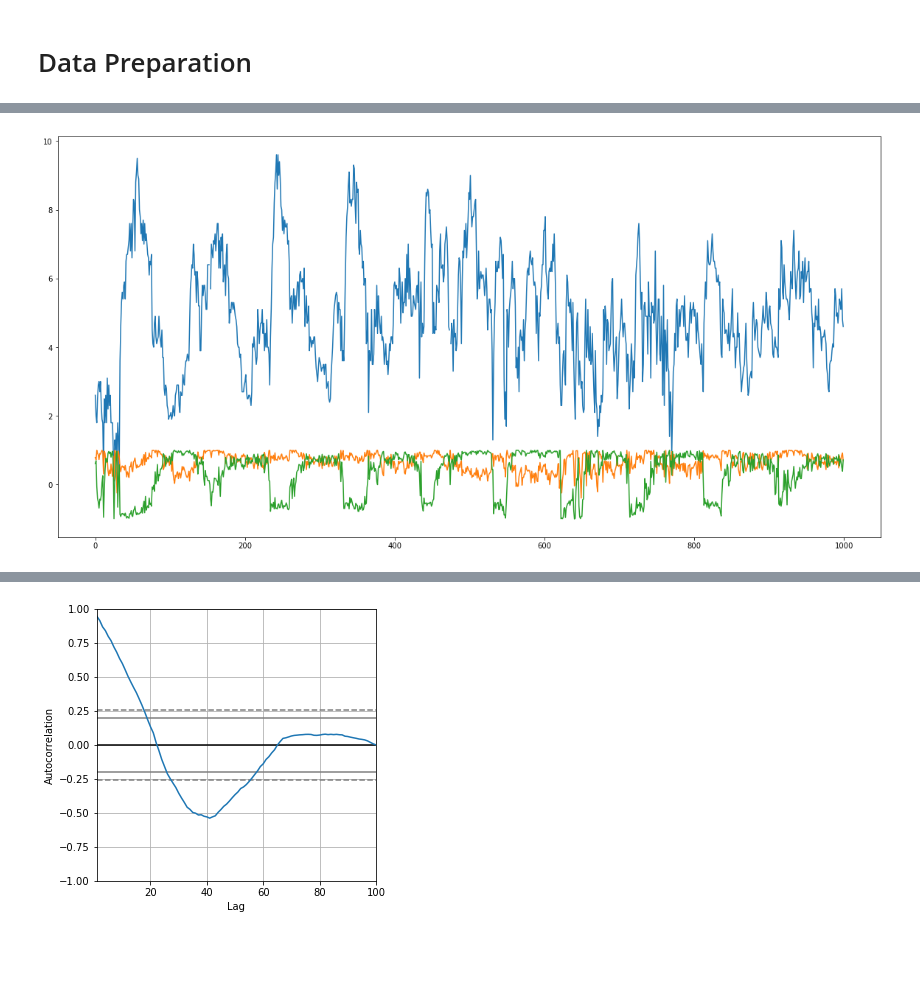
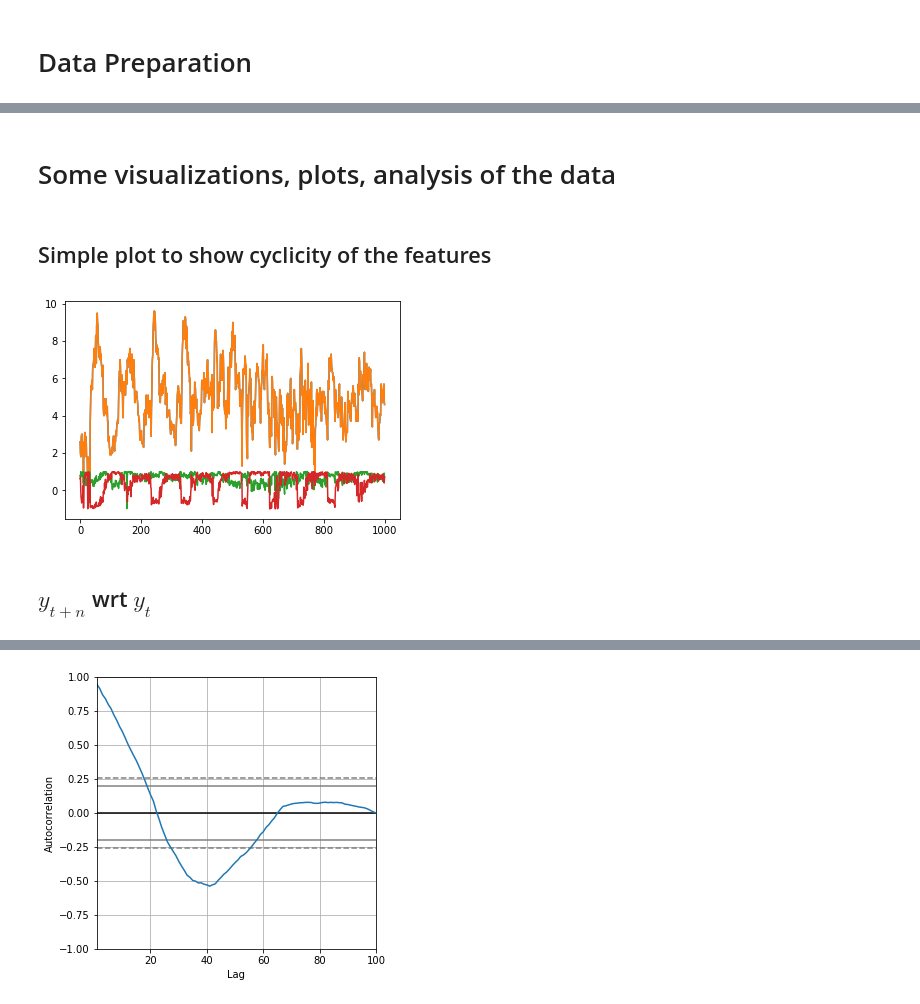
Before and after one commit to leobix/safi, a Jupyter notebook: safi_project_processing.ipynb, the cells around one changed output, grey strips where cells are left out. Cells and saved outputs as stored; diff of their text form; code cells hidden in the pictures; blank space fills up the shorter version.

```diff
--- a/safi_project_processing.ipynb
+++ b/safi_project_processing.ipynb
@@ -115,11 +123,18 @@ data = prepare_data(data0)
+# %% [markdown]
+# Some visualizations, plots, analysis of the data
+# %% [markdown]
+## Simple plot to show cyclicity of the features
 # %%
 n = 1000
+df = data
 plt.plot(df["speed"].head(n))
-plt.plot(df["cos_scaled"].head(n))
-plt.plot(df["sin_scaled"].head(n))
+plt.plot(df["cos_wind_dir"].head(n))
+plt.plot(df["sin_wind_dir"].head(n))
 #plt.figure(figsize=(40,40))
 plt.rcParams["figure.figsize"] = (10,20)
 plt.show()
 # %% [output]
-[figure, old version]
+[figure, new version]
+# %% [markdown]
+## $y_{t+n}$ wrt $y_t$
 # %%
```
Also changed, not shown: parts of 53 cells of this notebook.
